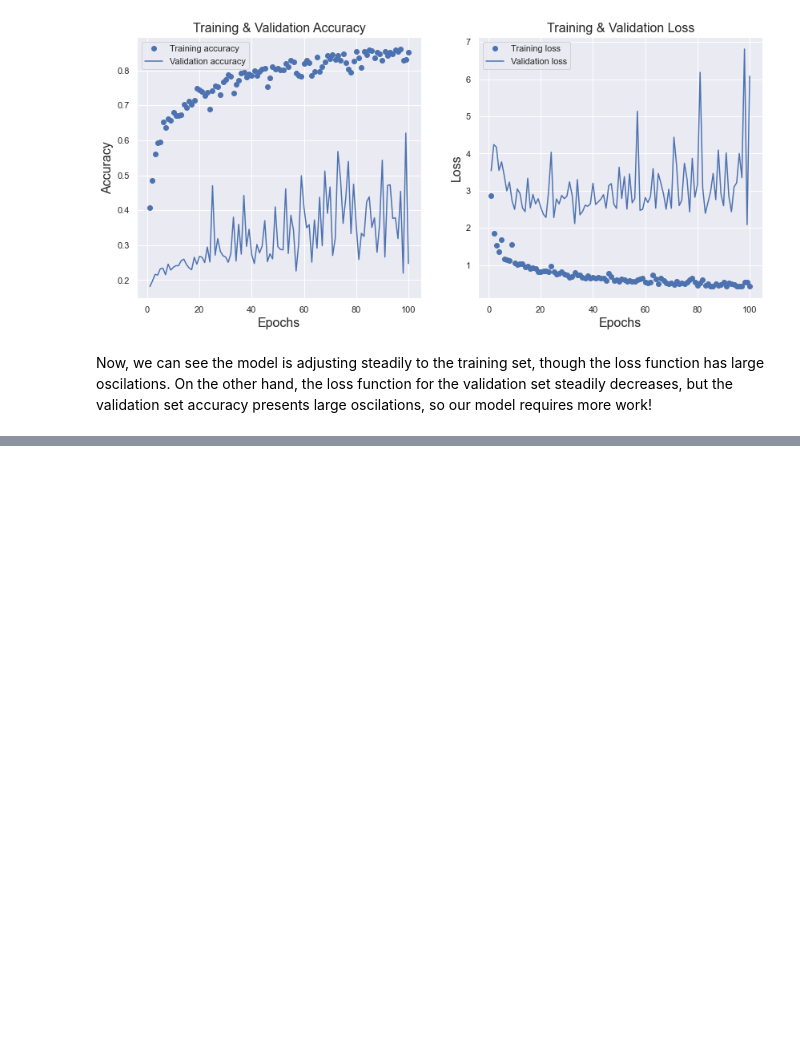
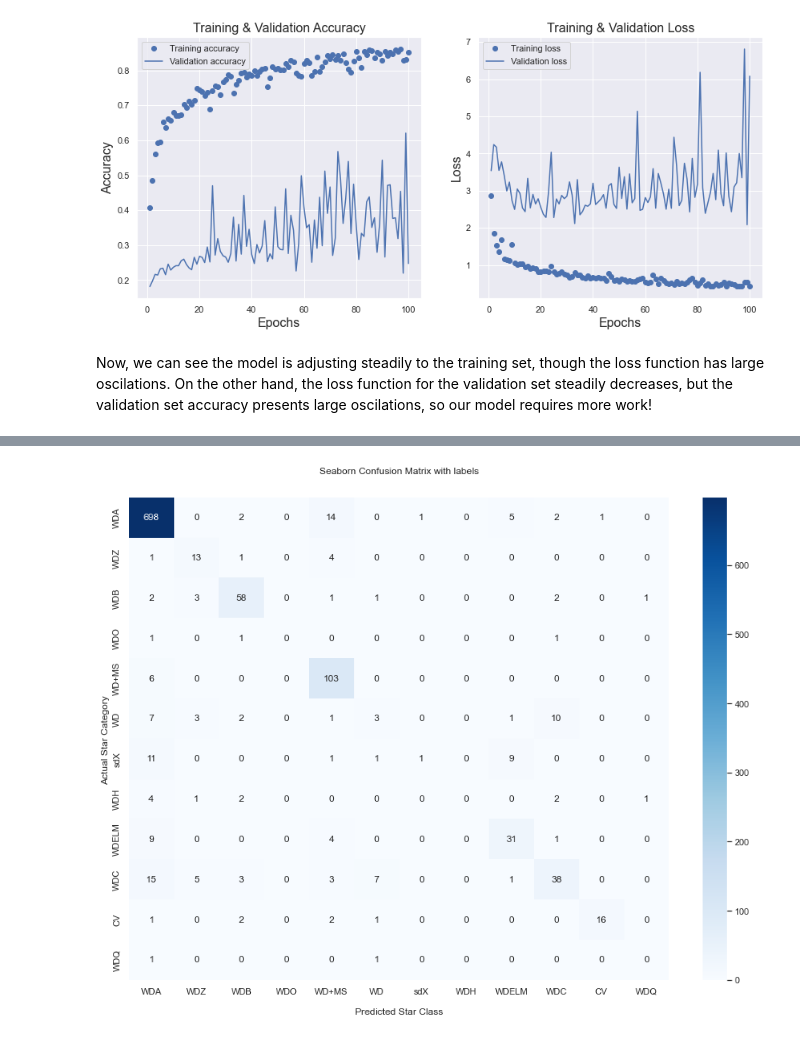
Before and after one commit to itsjjaavii/Memoria-White-Dwarfs, a Jupyter notebook: WDClassificationPrimer/model_testingv1.ipynb, the cells around one changed output, grey strips where cells are left out. Cells and saved outputs as stored; diff of their text form; code cells hidden in the pictures; blank space fills up the shorter version.

Commit message:
Expanded model testing

```diff
--- a/WDClassificationPrimer/model_testingv1.ipynb
+++ b/WDClassificationPrimer/model_testingv1.ipynb
@@ -182,0 +188,7 @@ Now, we can see the model is adjusting steadily to the training set, though the
+# %%
+# you can run pip install imblearn to get the imbalanced learn module.
+# Resampling the majority dataset in order to balance the set.
+
+from imblearn.over_sampling import RandomOverSampler
+under_sampler = RandomOverSampler(random_state=40, sampling_strategy='minority')
+X_over, Y_over = under_sampler.fit_resample(train_spectrum_matrix, train_label_matrix)
@@ -182,0 +197,11 @@ Now, we can see the model is adjusting steadily to the training set, though the
+# %%
+#opt = SGD(lr=0.001)
+
+model = Sequential([Dense(4200, input_dim = 4200, activation='relu', kernel_initializer='uniform'),
+                    Dense(32, activation='relu', kernel_initializer='uniform'),
+                    Dense(64, activation='relu', kernel_initializer='uniform'),
+                    Dense(len(stars_encoding), activation='softmax', kernel_initializer='uniform')])
+
+opt = keras.optimizers.Adam(learning_rate=0.001)
+model.compile(loss='categorical_crossentropy', optimizer=opt, metrics=['accuracy'])
+history = model.fit(X_over, Y_over, batch_size=32, epochs=100 , validation_data=(valid_spectrum_matrix, valid_label_matrix))
@@ -182,0 +226,7 @@ Now, we can see the model is adjusting steadily to the training set, though the
+# %%
+from sklearn.metrics import confusion_matrix
+
+valid_sample_output = model.predict(valid_spectrum_matrix, batch_size=60)
+predict_class = np.argmax(valid_sample_output, axis=1)
+actual_class = np.argmax(valid_label_matrix, axis=1)
+cf_matrix = confusion_matrix(actual_class, predict_class)
@@ -182,0 +235,21 @@ Now, we can see the model is adjusting steadily to the training set, though the
+# %%
+import seaborn as sns
+import matplotlib.pyplot as plt
+
+star_class = list(stars_encoding.keys())
+
+sns.set(rc = {'figure.figsize':(15,11)})
+ax = sns.heatmap(cf_matrix, annot=True, fmt='.3g', cmap='Blues')
+
+ax.set_title('Seaborn Confusion Matrix with labels\n\n');
+ax.set_xlabel('\nPredicted Star Class')
+ax.set_ylabel('Actual Star Category ');
+
+## Ticket labels - List must be in alphabetical order
+ax.xaxis.set_ticklabels(star_class)
+ax.yaxis.set_ticklabels(star_class)
+
+## Display the visualization of the Confusion Matrix.
+plt.show()
+# %% [output]
+[figure, added]
```
Also changed, not shown: parts of 23 cells of this notebook.
